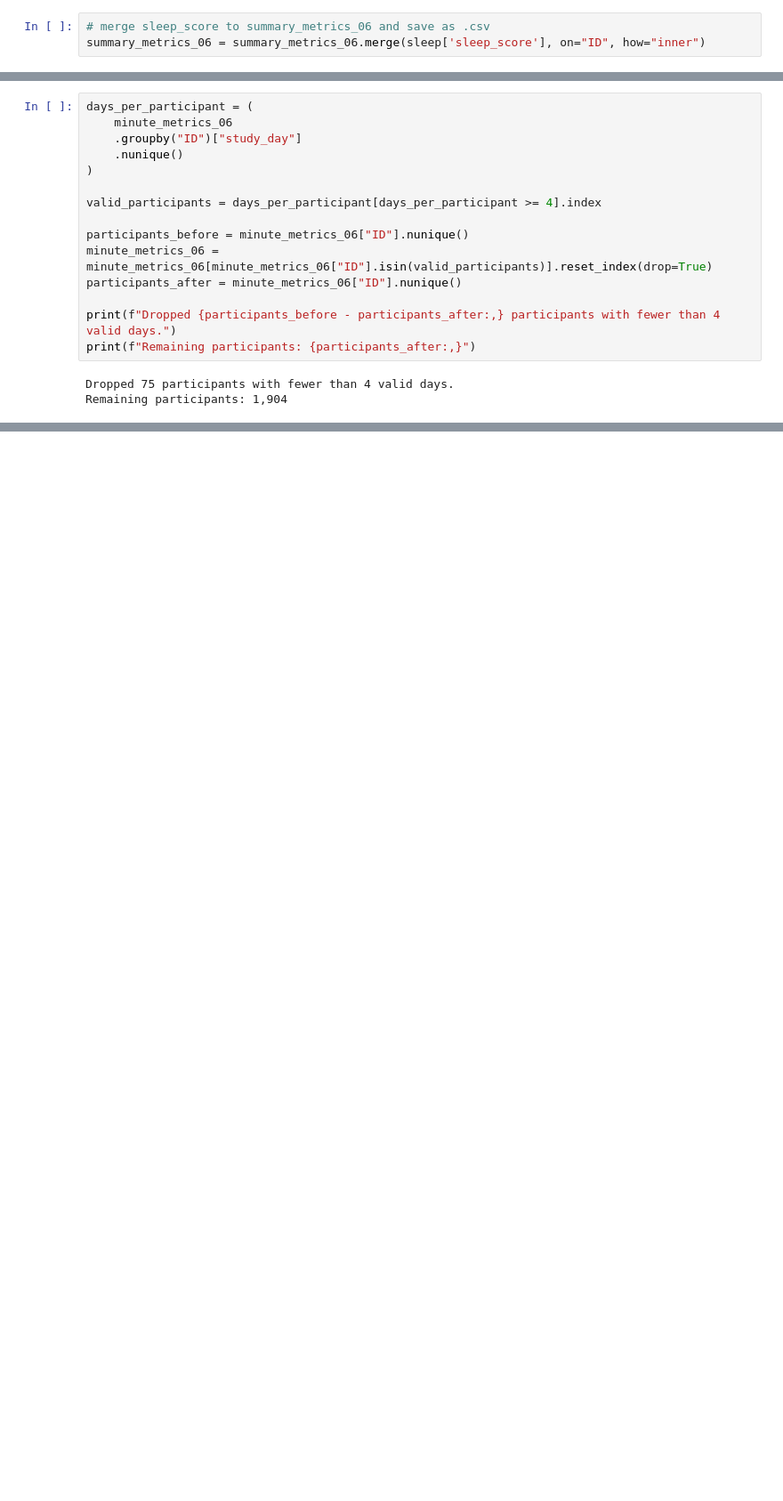
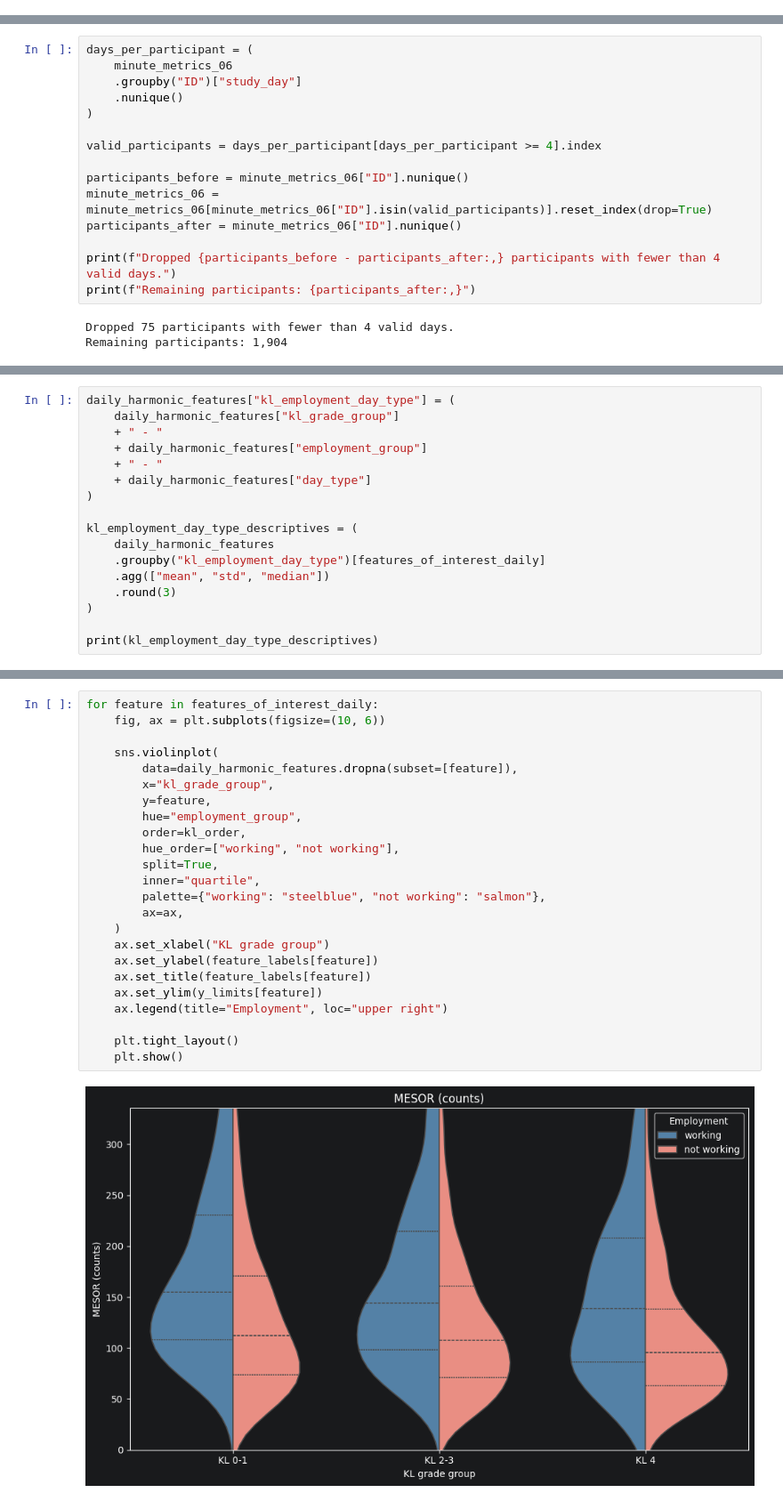
Before and after one commit to ninaschmidsberger/master-thesis, a Jupyter notebook: src/main.ipynb, the cells around one changed output, grey strips where cells are left out. Shown at 89% size. Cells and saved outputs as stored; diff of their text form; blank space fills up the shorter version.

Commit message:
Accel data

```diff
--- a/src/main.ipynb
+++ b/src/main.ipynb
@@ -1568,3 +1481,0 @@ sleep["sleep_score"] = ((sleep["max_pain_bed"] + sleep["V06CESD11"]) / 7 * 10).r
-# %%
-# merge sleep_score to summary_metrics_06 and save as .csv
-summary_metrics_06 = summary_metrics_06.merge(sleep['sleep_score'], on="ID", how="inner")
@@ -3594,0 +4482,17 @@ Remaining participants: 1,904
+# %%
+daily_harmonic_features["kl_employment_day_type"] = (
+    daily_harmonic_features["kl_grade_group"]
+    + " - "
+    + daily_harmonic_features["employment_group"]
+    + " - "
+    + daily_harmonic_features["day_type"]
+)
+
+kl_employment_day_type_descriptives = (
+    daily_harmonic_features
+    .groupby("kl_employment_day_type")[features_of_interest_daily]
+    .agg(["mean", "std", "median"])
+    .round(3)
+)
+
+print(kl_employment_day_type_descriptives)
@@ -3594,0 +4776,26 @@ Remaining participants: 1,904
+# %%
+for feature in features_of_interest_daily:
+    fig, ax = plt.subplots(figsize=(10, 6))
+
+    sns.violinplot(
+        data=daily_harmonic_features.dropna(subset=[feature]),
+        x="kl_grade_group",
+        y=feature,
+        hue="employment_group",
+        order=kl_order,
+        hue_order=["working", "not working"],
+        split=True,
+        inner="quartile",
+        palette={"working": "steelblue", "not working": "salmon"},
+        ax=ax,
+    )
+    ax.set_xlabel("KL grade group")
+    ax.set_ylabel(feature_labels[feature])
+    ax.set_title(feature_labels[feature])
+    ax.set_ylim(y_limits[feature])
+    ax.legend(title="Employment", loc="upper right")
+
+    plt.tight_layout()
+    plt.show()
+# %% [output]
+[figure, added]
```
Also changed, not shown: parts of 86 cells of this notebook, 2 other files.
